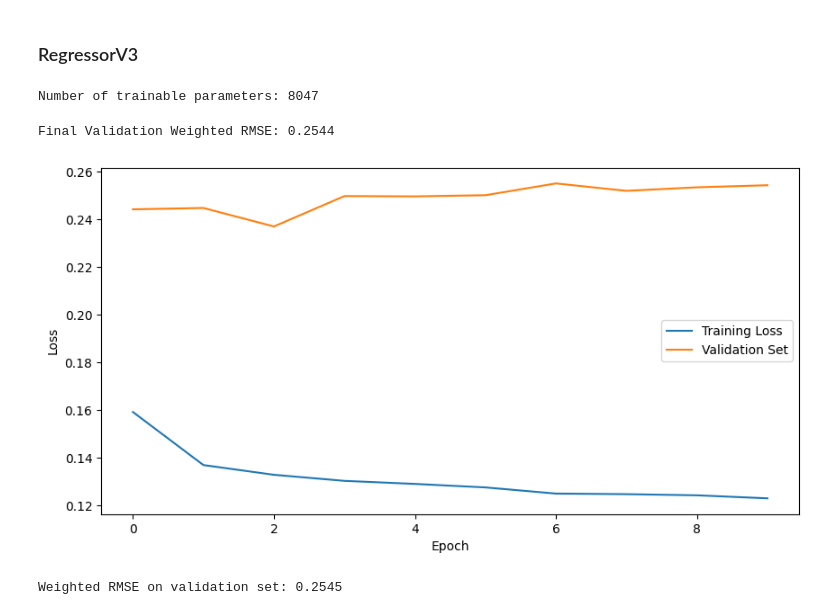
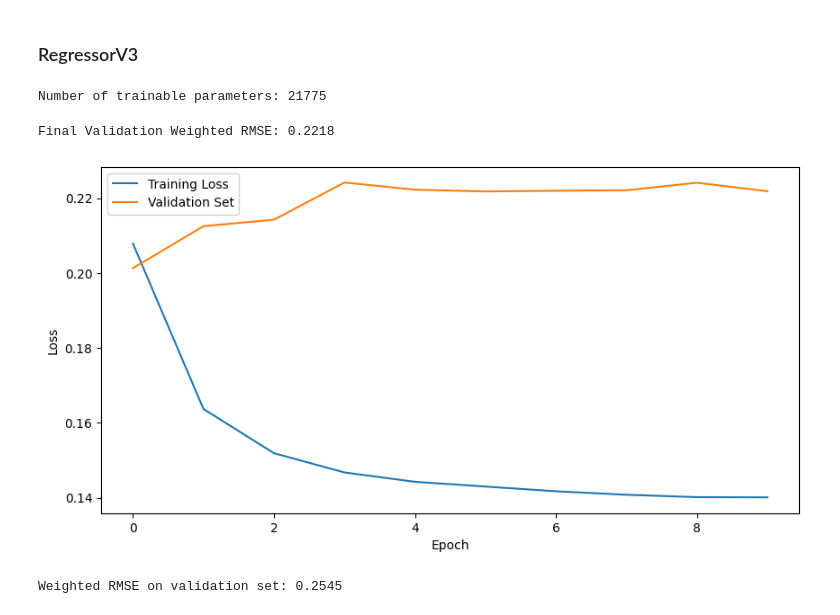
Before and after one commit to killian31/IdGas, a Jupyter notebook: train.ipynb, the cells around one changed output. Cells and saved outputs as stored; diff of their text form; code cells hidden in the pictures.

```diff
--- a/train.ipynb
+++ b/train.ipynb
@@ -262,11 +299,11 @@ Using 181 features
 ### Rescale data
 # %%
 params_pipeline_dl = {
-    "split_humidity": True,
+    "split_humidity": False,
     "h_threshold": 0.211,
-    "split": False,
-    "val_proportion": 0.5,
-    "rescale": True,
+    "split": True,
+    "val_proportion": 0.20,
+    "rescale": False,
     "reduce_features": False,
     "augment": False,
     "apply_feat_eng": False,
@@ -286,3 +323,5 @@ x_train, y_train, x_val, y_val = full_pipeline(
     train_x_path, train_y_path, **params_pipeline_dl
 )
 x_test = full_pipeline(test_x_path, None, **params_pipeline_dl)
+print("Train shape:", x_train.shape)
+print("Val shape:", x_val.shape)
@@ -289,3 +331,6 @@ x_test = full_pipeline(test_x_path, None, **params_pipeline_dl)
+# %%
+x_val_strata, y_val_strata, labels = stratify_by_humidity(x_val, y_val, n_strata=5)
+val_data = [(x_val_strata[i], y_val_strata[i]) for i in range(len(x_val_strata))]
 # %% [markdown]
 ### RAMTNet
 # %%
@@ -294,21 +339,22 @@ params_ramt = {
     "model_params": {
         "num_features": x_train.drop(columns=["ID"]).shape[1],
         "num_tasks": y_train.shape[1],
-        "embed_dim": 16,
-        "num_heads": 1,
-        "shared_dim": 128,
+        "feature_embed_dim": 8,
+        "embed_dim": 64,
+        "attn_heads": 1,
+        "attn_blocks": 1,
         "num_res_blocks": 1,
+        "head_hidden": 32,
         "dropout_rate": 0.3,
-        "head_hidden": 64,
     },
     "training_params": {
-        "n_epochs": 10,
-        "lr": 5e-3,
+        "n_epochs": 40,
+        "lr": 5e-4,
         "weight_decay": 1e-5,
         "batch_size": 256,
         "patience": 2,
         "factor": 0.5,
-        "min_lr": 1e-6,
+        "min_lr": 1e-7,
         "loss": "WeightedRMSELoss",
     },
 }
@@ -318,12 +364,13 @@ try:
         x_train,
         y_train,
         x_test,
-        [(x_val, y_val)],
+        val_data,
         params=params_ramt,
         uda=False,
         verbose=True,
         plot_losses=True,
-        labels=None,
+        labels=labels,
+        lambda_domain=0.25,
     )
 except KeyboardInterrupt:
     print("KeyboardInterrupt: Stopping training early.")
@@ -344,44 +389,44 @@ torch.save(ramtnet.state_dict(), "checkpoints/ramtnet_base.pth")
 params_reg_v3 = {
     "model_class": "RegressorV3",
     "model_params": {
-        "hidden_dim": 64,
+        "hidden_dim": 32,
         "num_output": 23,
         "humidity_dim": 8,
-        "group_embed_dim": 16,
+        "group_embed_dim": 64,
         "bias": True,
         "dropout_rate": 0.1,
     },
     "training_params": {
         "n_epochs": 10,
-        "lr": 5e-3,
+        "lr": 5e-4,
         "weight_decay": 1e-5,
         "batch_size": 256,
         "patience": 2,
         "factor": 0.5,
-        "min_lr": 1e-6,
+        "min_lr": 1e-7,
         "loss": "WeightedRMSELoss",
     },
 }
 try:
     reg_v3 = run_nn_experiment(
         x_train,
         y_train,
         x_test,
-        [(x_val, y_val)],
+        val_data,
         uda=False,
         params=params_reg_v3,
         lambda_domain=0.25,
         verbose=True,
         plot_losses=True,
-        labels=None,
+        labels=labels,
         zero_weight=1.0,
     )
 except KeyboardInterrupt:
     print("KeyboardInterrupt: Stopping training early.")
 # %% [output]
-Number of trainable parameters: 8047
+Number of trainable parameters: 21775
-Final Validation Weighted RMSE: 0.2544
+Final Validation Weighted RMSE: 0.2218
-[figure, old version]
+[figure, new version]
 # %%
 print(f"Weighted RMSE on validation set: {evaluate_model(reg_v3, x_val, y_val):.4f}")
 # %% [output]
```
Also changed, not shown: parts of 23 cells of this notebook, 5 other files.
